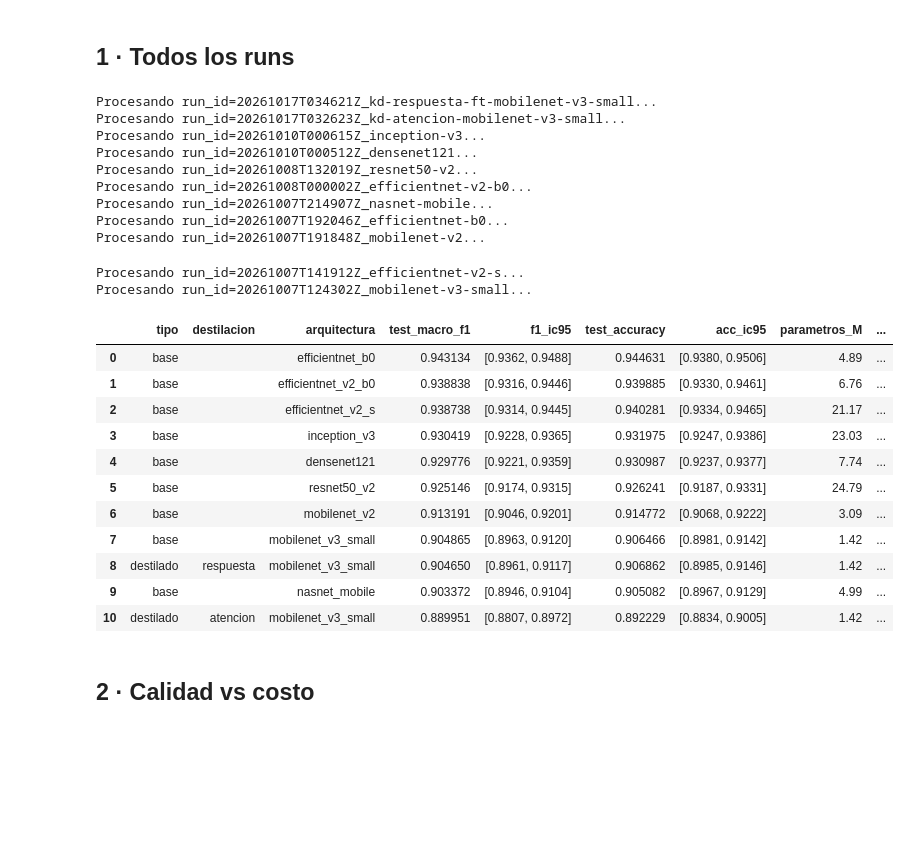
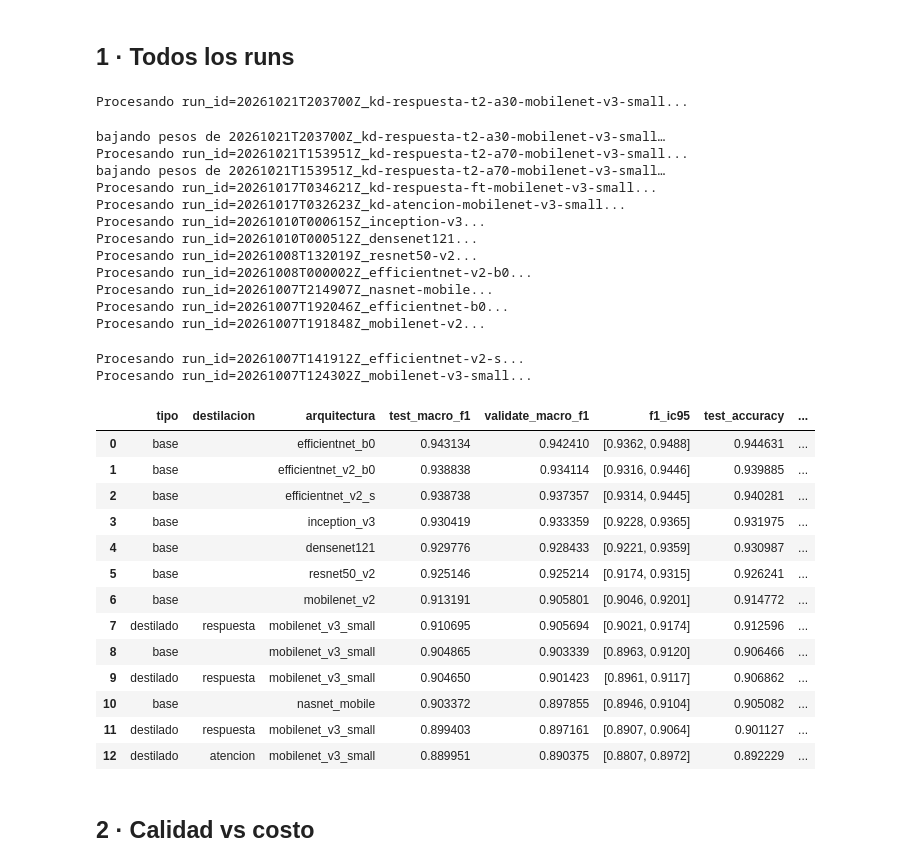
Before and after one commit to CCSandoval/ButterflyModeling, a Jupyter notebook: notebooks/3. Analisis/1. Comparacion.ipynb, the cells around one changed output. Saved outputs shown, nothing was run; the diff lists cells and outputs as text; code cells hidden in the pictures; blank space fills up the shorter version.

```diff
--- a/notebooks/3. Analisis/1. Comparacion.ipynb
+++ b/notebooks/3. Analisis/1. Comparacion.ipynb
@@ -62,56 +36,63 @@ CORPUS = corpus.manifiesto()["creado"]
 filas = []
 for run in registro.listRuns():
     if run.get("dataset") != CORPUS:
         continue
     print(f"Procesando run_id={run['run_id']}...")
     modelo = registro.modeloInferencia(run["run_id"])
     latencia, desviacion = evalStats.medirLatencia(modelo)
     prueba = registro.loadRunMetrics(run["run_id"])["splits"]["test"]
     accBajo, accAlto = evalStats.intervaloWilson(
         round(prueba["accuracy"] * prueba["num_samples"]), prueba["num_samples"])
     f1Bajo, f1Alto = evalStats.bootstrapMacroF1(prueba["y_true"], prueba["y_pred"])
     filas.append({
         "tipo": "destilado" if run.get("role") == "destilado" else "base",
         "destilacion": run.get("distillation") or "",
         "arquitectura": run["architecture"],
         "test_macro_f1": run["test_macro_f1"],
+        "validate_macro_f1": run["validate_macro_f1"],
         "f1_ic95": f"[{f1Bajo:.4f}, {f1Alto:.4f}]",
         "test_accuracy": run["test_accuracy"],
         "acc_ic95": f"[{accBajo:.4f}, {accAlto:.4f}]",
         "parametros_M": round(modelo.count_params() / 1e6, 2),
         "pesos_MB": round(modelo.count_params() * 4 / 1e6, 1),
         "latencia_ms": round(latencia, 1),
         "latencia_sd_ms": round(desviacion, 1),
         "minutos": run["training_minutes"],
         "run_id": run["run_id"],
     })
 
 todos = pd.DataFrame(filas).sort_values("test_macro_f1", ascending=False).reset_index(drop=True)
 todos.drop(columns="run_id")
 # %% [output]
-Procesando run_id=20261017T034621Z_kd-respuesta-ft-mobilenet-v3-small...
-Procesando run_id=20261017T032623Z_kd-atencion-mobilenet-v3-small...
-Procesando run_id=20261010T000615Z_inception-v3...
-Procesando run_id=20261010T000512Z_densenet121...
-Procesando run_id=20261008T132019Z_resnet50-v2...
-Procesando run_id=20261008T000002Z_efficientnet-v2-b0...
-Procesando run_id=20261007T214907Z_nasnet-mobile...
-Procesando run_id=20261007T192046Z_efficientnet-b0...
-Procesando run_id=20261007T191848Z_mobilenet-v2...
+Procesando run_id=20261021T203700Z_kd-respuesta-t2-a30-mobilenet-v3-small...
-Procesando run_id=20261007T141912Z_efficientnet-v2-s...
-Procesando run_id=20261007T124302Z_mobilenet-v3-small...
+bajando pesos de 20261021T203700Z_kd-respuesta-t2-a30-mobilenet-v3-small…
+Procesando run_id=20261021T153951Z_kd-respuesta-t2-a70-mobilenet-v3-small...
+bajando pesos de 20261021T153951Z_kd-respuesta-t2-a70-mobilenet-v3-small…
+Procesando run_id=20261017T034621Z_kd-respuesta-ft-mobilenet-v3-small...
+Procesando run_id=20261017T032623Z_kd-atencion-mobilenet-v3-small...
+Procesando run_id=20261010T000615Z_inception-v3...
+Procesando run_id=20261010T000512Z_densenet121...
+Procesando run_id=20261008T132019Z_resnet50-v2...
+Procesando run_id=20261008T000002Z_efficientnet-v2-b0...
+Procesando run_id=20261007T214907Z_nasnet-mobile...
+Procesando run_id=20261007T192046Z_efficientnet-b0...
+Procesando run_id=20261007T191848Z_mobilenet-v2...
+Procesando run_id=20261007T141912Z_efficientnet-v2-s...
+Procesando run_id=20261007T124302Z_mobilenet-v3-small...
-|  | tipo | destilacion | arquitectura | test_macro_f1 | f1_ic95 | test_accuracy | acc_ic95 | parametros_M | ... |
-| 0 | base |  | efficientnet_b0 | 0.943134 | [0.9362, 0.9488] | 0.944631 | [0.9380, 0.9506] | 4.89 | ... |
-| 1 | base |  | efficientnet_v2_b0 | 0.938838 | [0.9316, 0.9446] | 0.939885 | [0.9330, 0.9461] | 6.76 | ... |
-| 2 | base |  | efficientnet_v2_s | 0.938738 | [0.9314, 0.9445] | 0.940281 | [0.9334, 0.9465] | 21.17 | ... |
-| 3 | base |  | inception_v3 | 0.930419 | [0.9228, 0.9365] | 0.931975 | [0.9247, 0.9386] | 23.03 | ... |
-| 4 | base |  | densenet121 | 0.929776 | [0.9221, 0.9359] | 0.930987 | [0.9237, 0.9377] | 7.74 | ... |
-| 5 | base |  | resnet50_v2 | 0.925146 | [0.9174, 0.9315] | 0.926241 | [0.9187, 0.9331] | 24.79 | ... |
-| 6 | base |  | mobilenet_v2 | 0.913191 | [0.9046, 0.9201] | 0.914772 | [0.9068, 0.9222] | 3.09 | ... |
-| 7 | base |  | mobilenet_v3_small | 0.904865 | [0.8963, 0.9120] | 0.906466 | [0.8981, 0.9142] | 1.42 | ... |
-| 8 | destilado | respuesta | mobilenet_v3_small | 0.904650 | [0.8961, 0.9117] | 0.906862 | [0.8985, 0.9146] | 1.42 | ... |
-| 9 | base |  | nasnet_mobile | 0.903372 | [0.8946, 0.9104] | 0.905082 | [0.8967, 0.9129] | 4.99 | ... |
-| 10 | destilado | atencion | mobilenet_v3_small | 0.889951 | [0.8807, 0.8972] | 0.892229 | [0.8834, 0.9005] | 1.42 | ... |
+|  | tipo | destilacion | arquitectura | test_macro_f1 | validate_macro_f1 | f1_ic95 | test_accuracy | ... |
+| 0 | base |  | efficientnet_b0 | 0.943134 | 0.942410 | [0.9362, 0.9488] | 0.944631 | ... |
+| 1 | base |  | efficientnet_v2_b0 | 0.938838 | 0.934114 | [0.9316, 0.9446] | 0.939885 | ... |
+| 2 | base |  | efficientnet_v2_s | 0.938738 | 0.937357 | [0.9314, 0.9445] | 0.940281 | ... |
+| 3 | base |  | inception_v3 | 0.930419 | 0.933359 | [0.9228, 0.9365] | 0.931975 | ... |
+| 4 | base |  | densenet121 | 0.929776 | 0.928433 | [0.9221, 0.9359] | 0.930987 | ... |
+| 5 | base |  | resnet50_v2 | 0.925146 | 0.925214 | [0.9174, 0.9315] | 0.926241 | ... |
+| 6 | base |  | mobilenet_v2 | 0.913191 | 0.905801 | [0.9046, 0.9201] | 0.914772 | ... |
+| 7 | destilado | respuesta | mobilenet_v3_small | 0.910695 | 0.905694 | [0.9021, 0.9174] | 0.912596 | ... |
+| 8 | base |  | mobilenet_v3_small | 0.904865 | 0.903339 | [0.8963, 0.9120] | 0.906466 | ... |
+| 9 | destilado | respuesta | mobilenet_v3_small | 0.904650 | 0.901423 | [0.8961, 0.9117] | 0.906862 | ... |
+| 10 | base |  | nasnet_mobile | 0.903372 | 0.897855 | [0.8946, 0.9104] | 0.905082 | ... |
+| 11 | destilado | respuesta | mobilenet_v3_small | 0.899403 | 0.897161 | [0.8907, 0.9064] | 0.901127 | ... |
+| 12 | destilado | atencion | mobilenet_v3_small | 0.889951 | 0.890375 | [0.8807, 0.8972] | 0.892229 | ... |
 # %% [markdown]
 ## 2 · Calidad vs costo
 # %%
```
Also changed, not shown: parts of 10 cells of this notebook, 5 other files.
